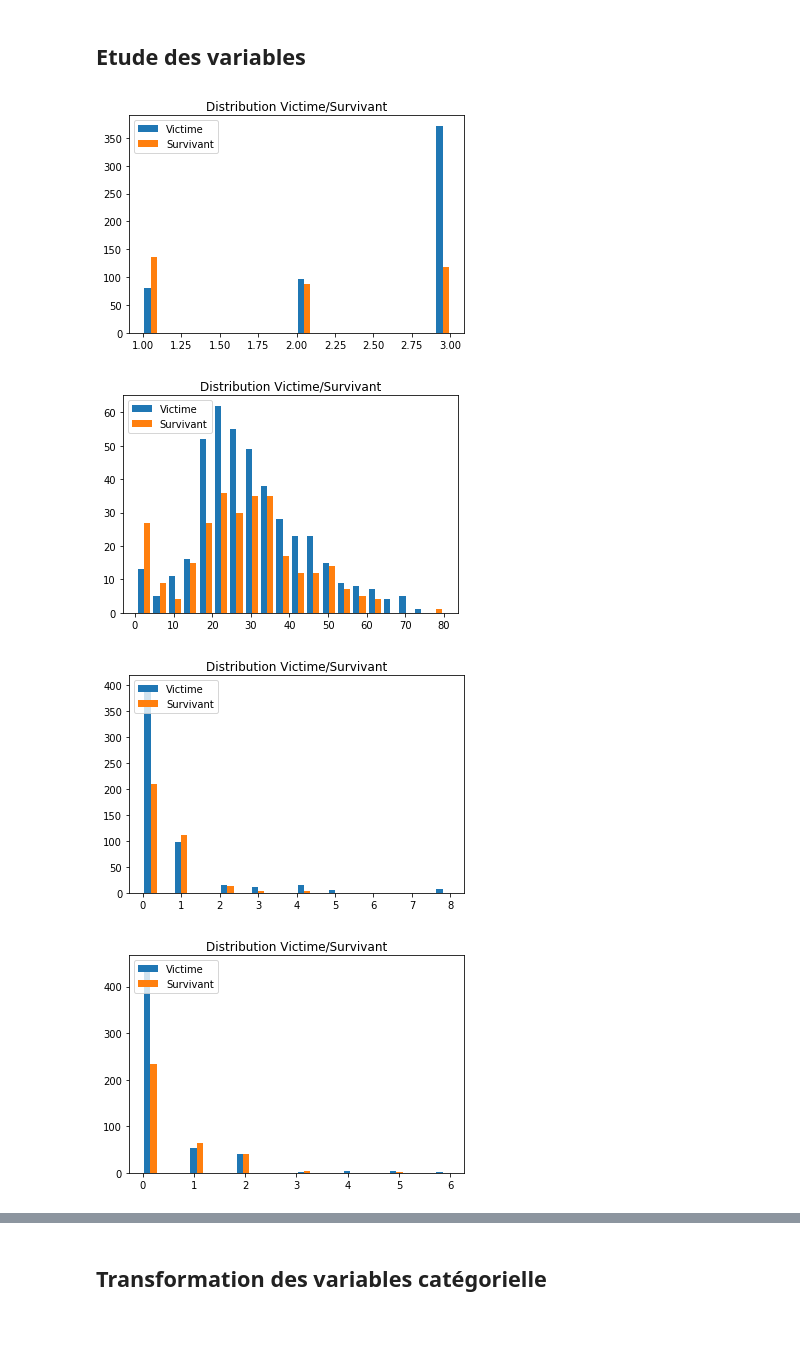
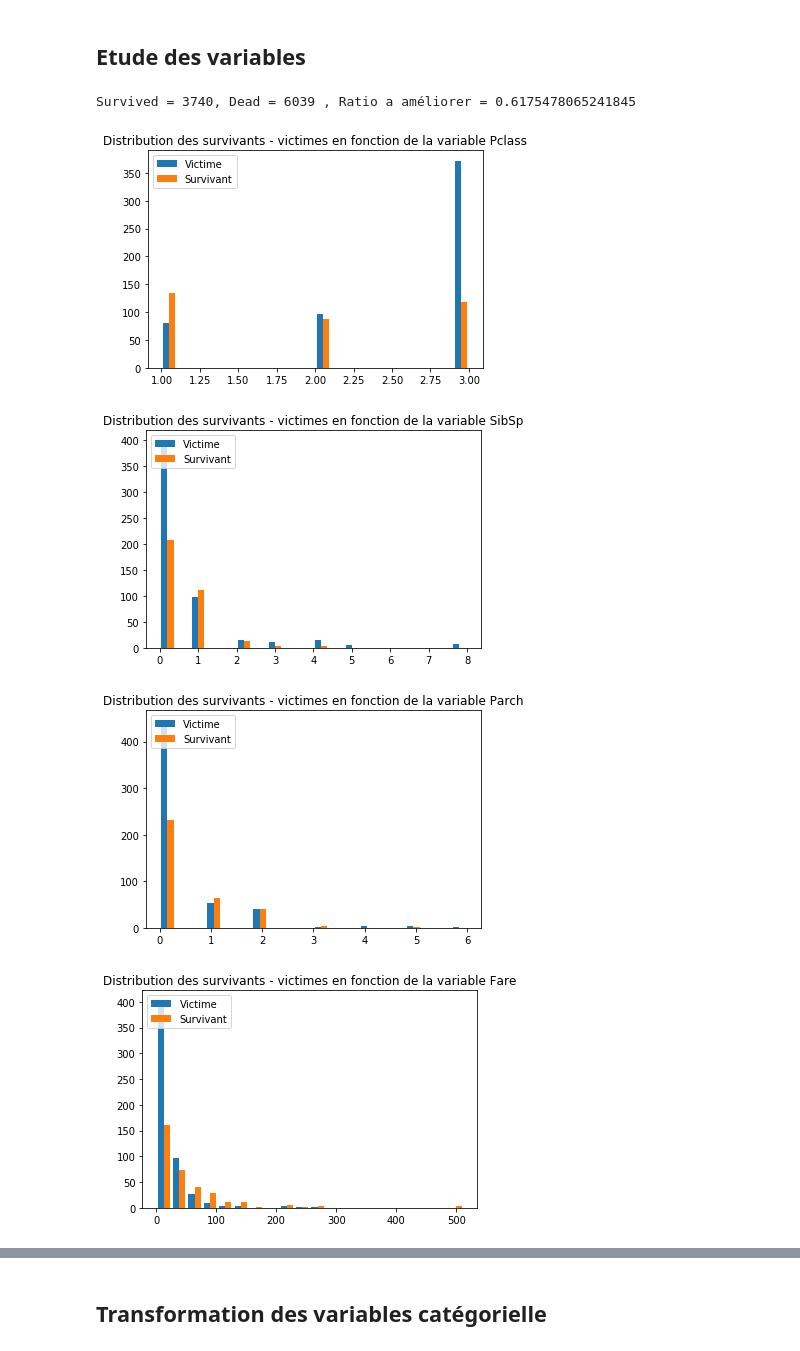
Before and after one commit to matthieuMoisson/titanic, a Jupyter notebook: PYTHON/Titanic.ipynb, the cells around one changed output, grey strips where cells are left out. Saved outputs shown, nothing was run; the diff lists cells and outputs as text; code cells hidden in the pictures.

```diff
--- a/PYTHON/Titanic.ipynb
+++ b/PYTHON/Titanic.ipynb
@@ -34,7 +39,6 @@ Index(['Survived', 'Pclass', 'Name', 'Sex', 'Age', 'SibSp', 'Parch', 'Ticket',
 # %% [markdown]
 * Colonne numériques et catégorielles
 # %%
-col_num = ['Pclass','Age','SibSp','Parch','Fare']
-col_cat = ['Name','Sex','Ticket','Cabin','Embarked']
-col_label = 0
+col_num = ['Pclass','SibSp','Parch','Fare']
+col_cat = ['Name','Sex','Ticket','Cabin','Embarked','Age']
 # %%
@@ -58,18 +54,23 @@ X.head(5)
 # %%
 survived = train[train.Survived == 1]
 dead = train[train.Survived == 0]
+print("Survived = " + str(survived.size)
+      + ", Dead = " + str(dead.size)
+      + " , Ratio a améliorer = " + str(dead.size/(survived.size+dead.size)))
+# %% [output]
+Survived = 3740, Dead = 6039 , Ratio a améliorer = 0.6175478065241845
 # %%
 def plot_hist(feature):
     x1 = np.array(dead[feature].dropna())
     x2 = np.array(survived[feature].dropna())
     plt.hist([x1,x2], label=['Victime','Survivant'], bins = 20)
     plt.legend(loc = 'upper left')
-    plt.title('Distribution Victime/Survivant')
+    plt.title('Distribution des survivants - victimes en fonction de la variable '+ feature)
     plt.show()
 for col in col_num:
     plot_hist(col)
 # %% [output]
-[figure, old version]
+[figure, new version]
-[figure, old version]
+[figure, new version]
-[figure, old version]
+[figure, new version]
-[figure, old version]
+[figure, new version]
```
Also changed, not shown: parts of 18 cells of this notebook, 6 other files.
